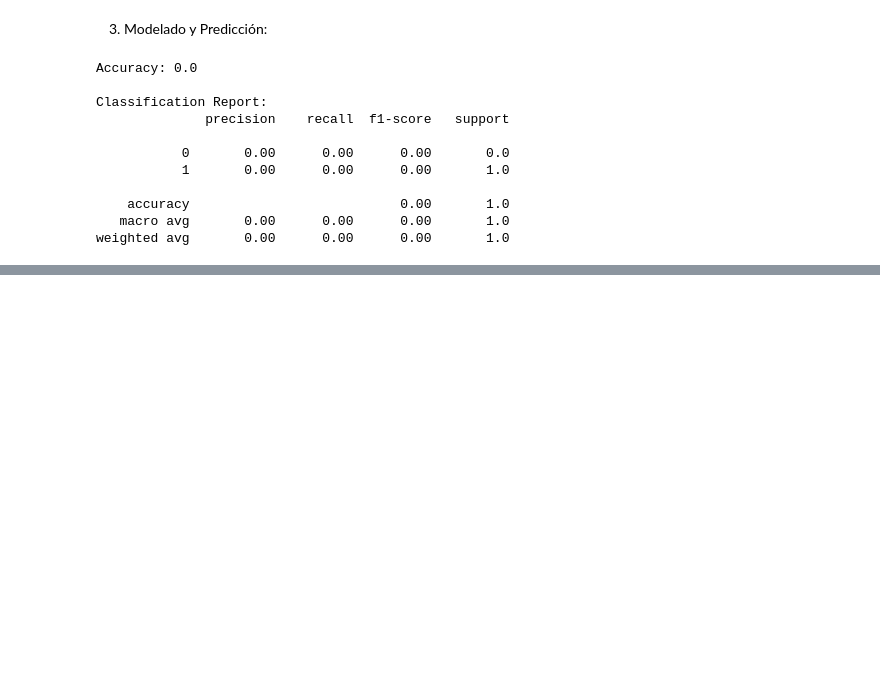
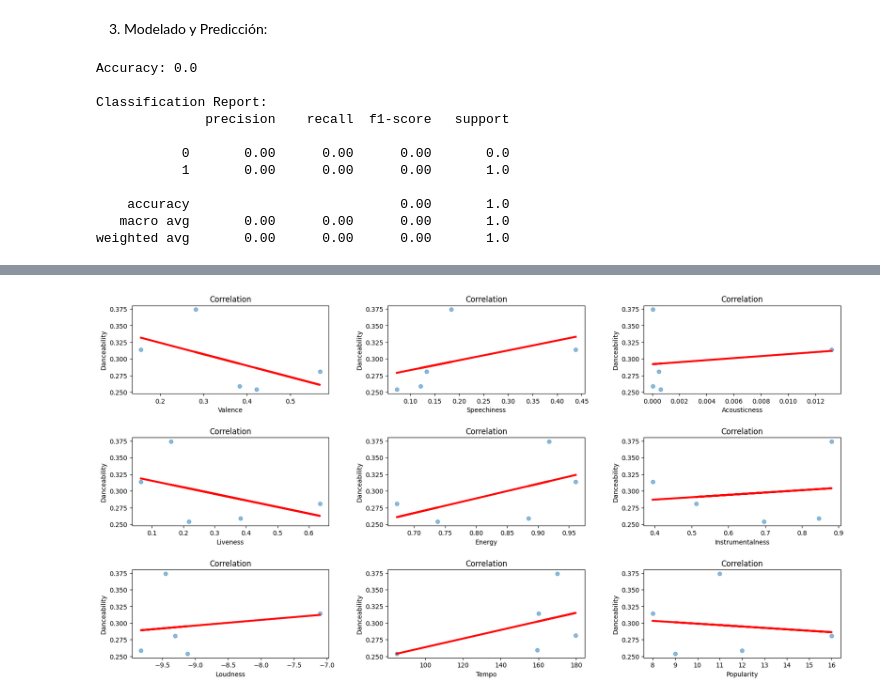
Before and after one commit to BrunoMenegozzo/DataScienceProyects, a Jupyter notebook: EjercicioConSpotify/Spotify.ipynb, the cells around one changed output, grey strips where cells are left out. Cells and saved outputs as stored; diff of their text form; code cells hidden in the pictures; blank space fills up the shorter version.

```diff
--- a/EjercicioConSpotify/Spotify.ipynb
+++ b/EjercicioConSpotify/Spotify.ipynb
@@ -187,0 +298,35 @@ weighted avg       0.00      0.00      0.00       1.0
+# %%
+import matplotlib.ticker as ticker
+import matplotlib.pyplot as plt
+from sklearn.linear_model import LinearRegression
+
+def plot_feature(ax, feature_name, X, y, x_label):
+    regr = LinearRegression()
+    regr.fit(X, y)
+
+    ax.scatter(X, y, alpha=0.5, label=f'{feature_name} vs. Danceability')
+    ax.plot(X, regr.predict(X), color="red", linewidth=3)
+    ax.set_xlabel(x_label)
+    ax.set_ylabel("Danceability")
+    ax.set_title("Correlation")
+
+# Create a single figure for all the subplots
+fig, axes = plt.subplots(3, 3, figsize=(20, 10))
+fig.subplots_adjust(wspace=0.3, hspace=0.5)
+
+# List of features and their corresponding column names
+features = ["Valence", "Speechiness", "Acousticness", "Liveness", "Energy", "Instrumentalness", "Loudness", "Tempo","Popularity"]
+columns = ["valence", "speechiness", "acousticness", "liveness", "energy", "instrumentalness", "loudness", "tempo","popularity"]
+
+for i, feature_name in enumerate(features):
+    row, col = divmod(i, 3)
+    plot_feature(
+        axes[row, col],
+        feature_name,
+        df_spotify[[columns[i]]].values,
+        df_spotify["danceability"].values,
+        feature_name
+    )
+plt.show()
+# %% [output]
+[figure, added]
```
Also changed, not shown: parts of 11 cells of this notebook.
